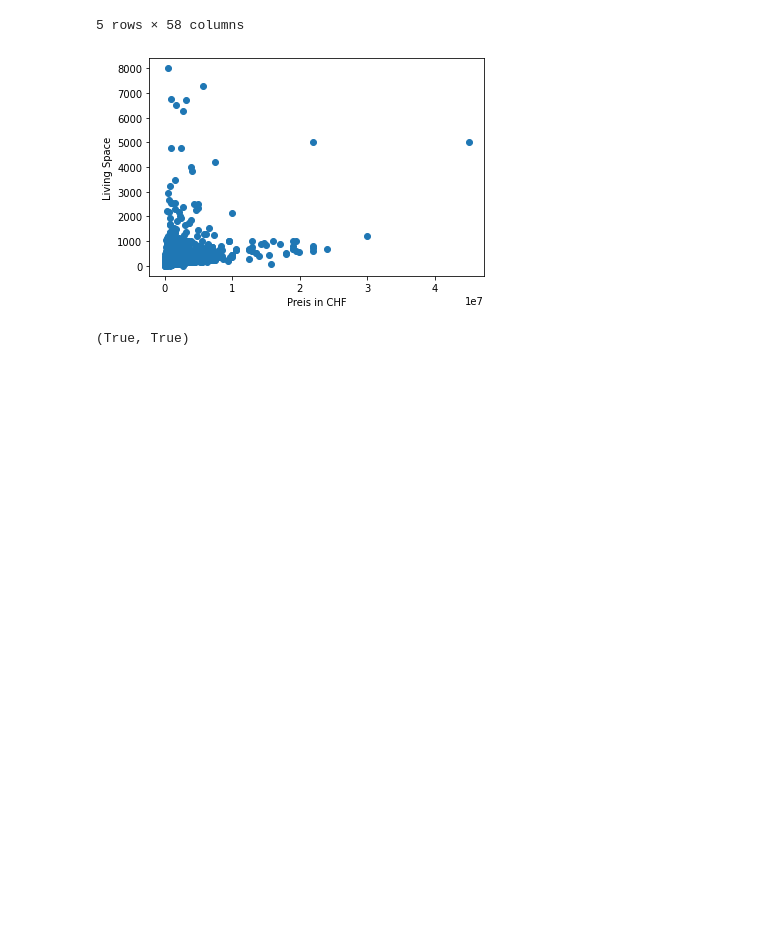
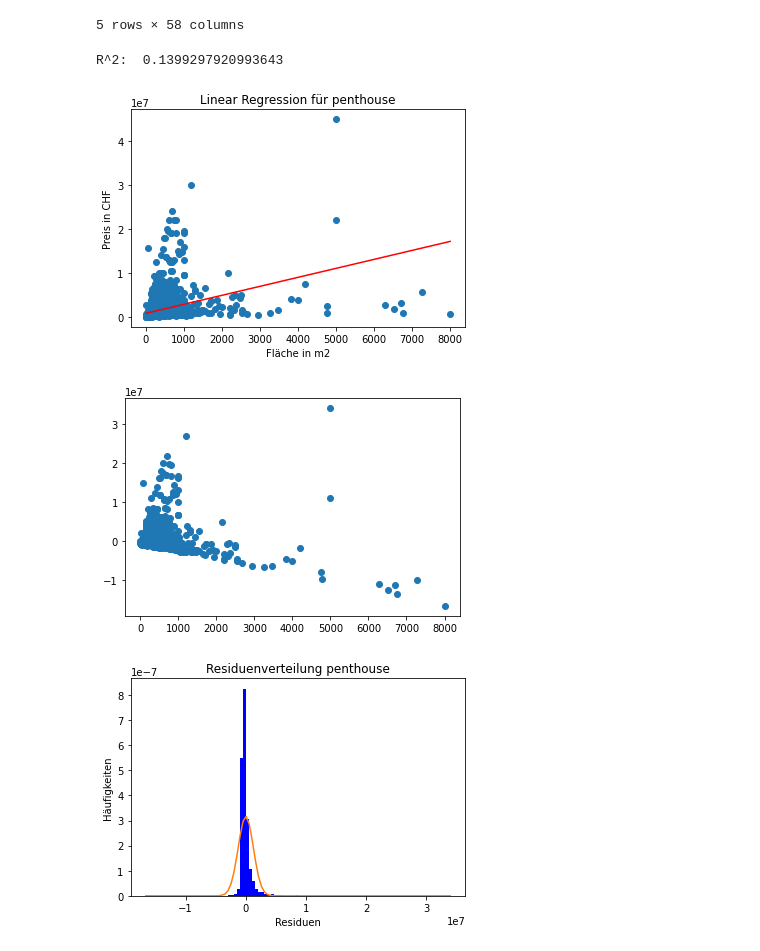
Before and after one commit to marvinvr/fhnw-cml1, a Jupyter notebook: linear_regression.ipynb, the cells around one changed output. Saved outputs shown, nothing was run; the diff lists cells and outputs as text; code cells hidden in the pictures; blank space fills up the shorter version.

```diff
--- a/linear_regression.ipynb
+++ b/linear_regression.ipynb
@@ -16,7 +18,3 @@ df.head(5)
 | 3 | 0.511176 | 0.286451 | 0.090908 | 47.415927 | 8.085840 | 0.0 | ... |
 | 4 | 0.333865 | 0.279276 | 0.145835 | 47.404870 | 8.052781 | 0.0 | ... |
 5 rows × 58 columns
-# %%
-# reshape Column to a row-vector
-x = df['price'].values.reshape(1,-1)
-y = df['living_space_m2'].values.reshape(1,-1)
@@ -23,12 +65,6 @@ y = df['living_space_m2'].values.reshape(1,-1)
 # %%
-plt.scatter(x,y)
-plt.xlabel('Preis in CHF')
-plt.ylabel('Living Space')
-plt.show()
+def plot_linear_regression(dataframe):
+    plt.scatter(dataframe['living_space_m2'], dataframe['price'])
+    plt.xlabel('Preis in CHF')
+    plt.ylabel('Living Space')
+    plt.show()
-# %% [output]
-[figure, removed]
-# %%
-#Hat es Np.any(np.isnan()) in den Daten?
-np.any(np.isnan(x)), np.any(np.isnan(y))
-# %% [output]
-(True, True)
@@ -50,0 +71,7 @@ def LinearModel(x, y):
+# %%
+price_livingspace(df)
+# %% [output]
+R^2:  0.1399297920993643
+[figure, added]
+[figure, added]
+[figure, added]
```
Also changed, not shown: parts of 21 cells of this notebook.
